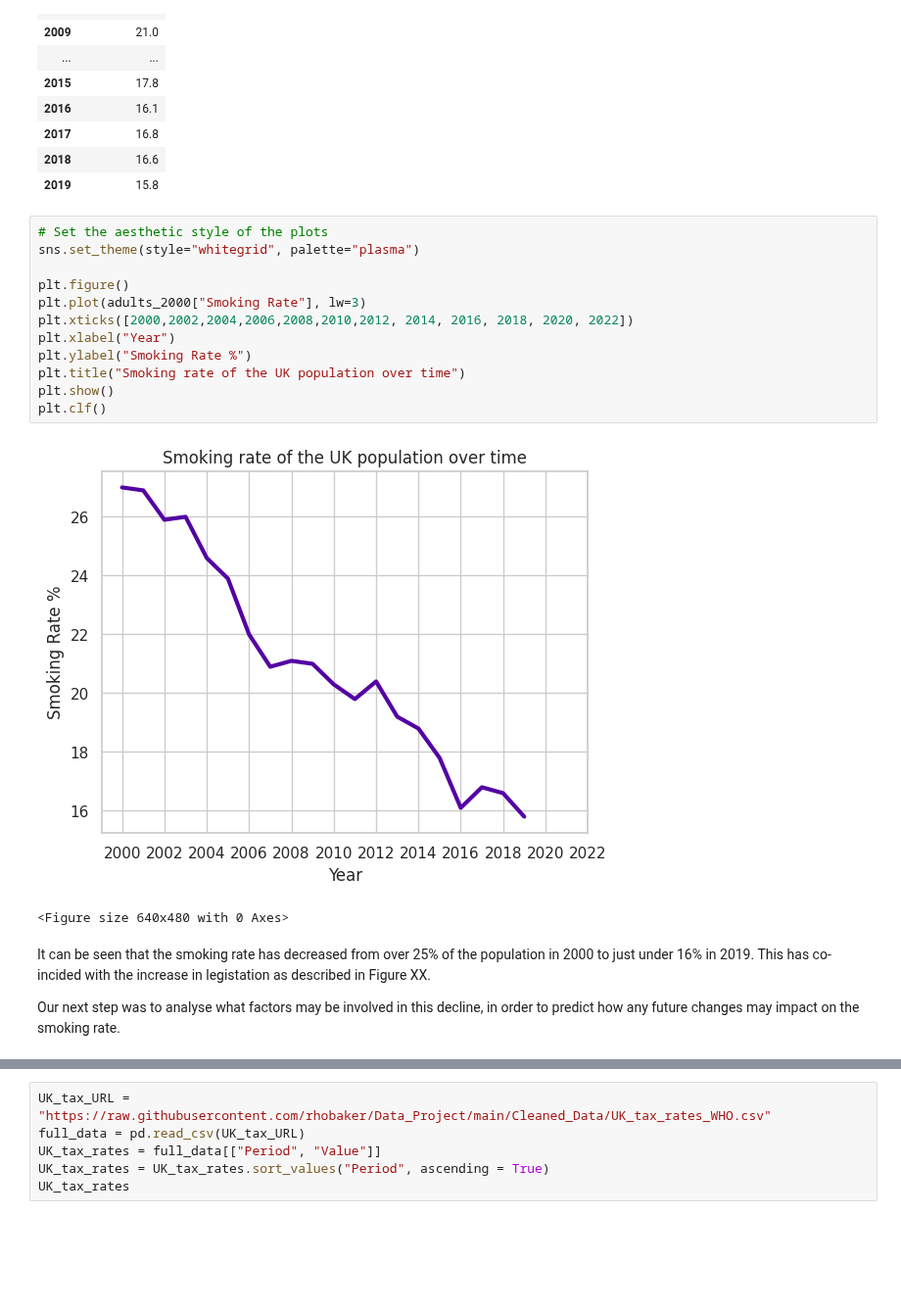
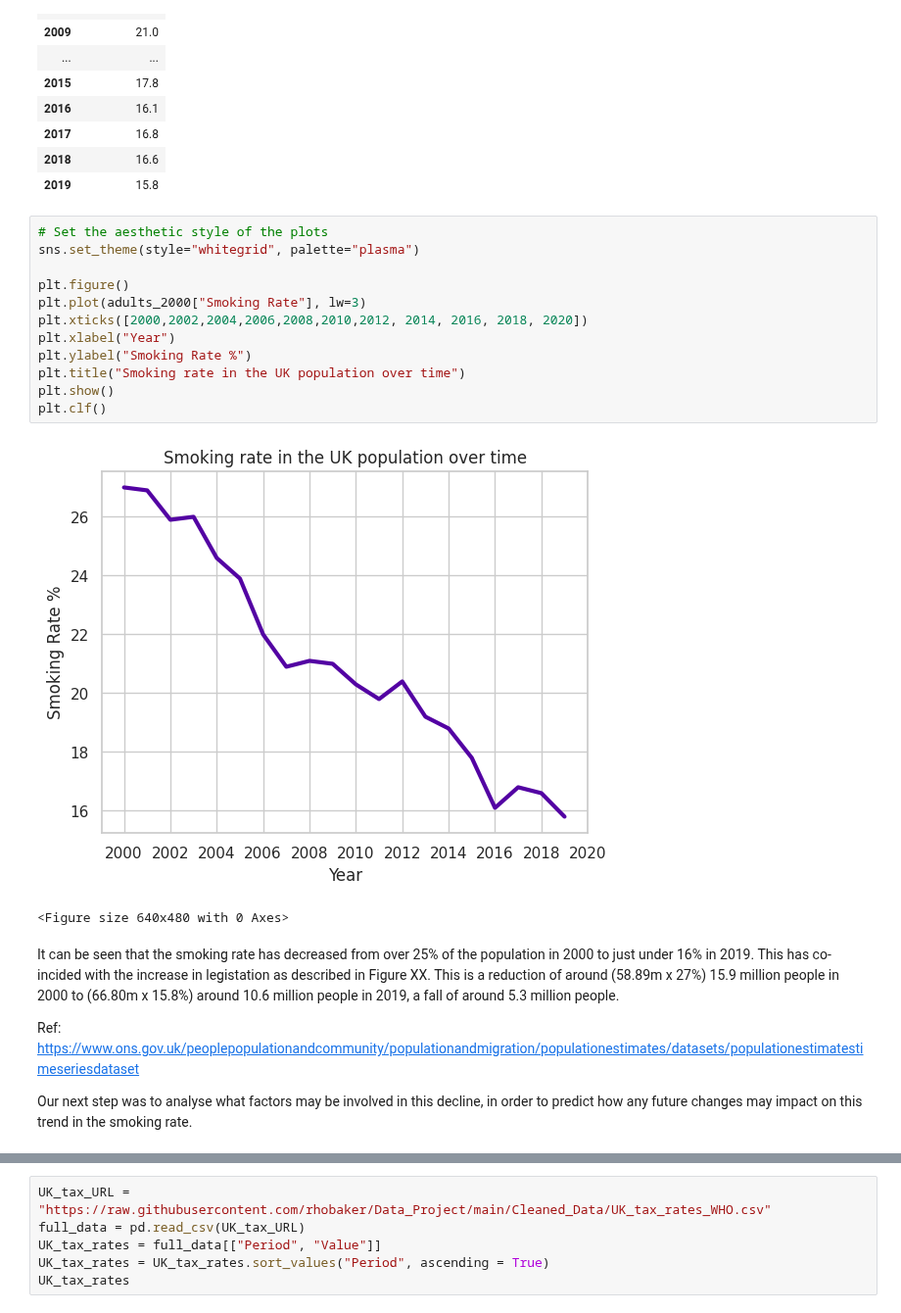
Before and after one commit to rhobaker/Data_Project, a Jupyter notebook: Main_Jupyter_workbook_Rhona.ipynb, the cells around one changed output, grey strips where cells are left out. Shown at 98% size. Drawn from its saved outputs; the diff is of its cells as text; blank space fills up the shorter version.

```diff
--- a/Main_Jupyter_workbook_Rhona.ipynb
+++ b/Main_Jupyter_workbook_Rhona.ipynb
@@ -454,20 +454,22 @@ adults_2000
 # %%
 # Set the aesthetic style of the plots
 sns.set_theme(style="whitegrid", palette="plasma")
 
 plt.figure()
 plt.plot(adults_2000["Smoking Rate"], lw=3)
-plt.xticks([2000,2002,2004,2006,2008,2010,2012, 2014, 2016, 2018, 2020, 2022])
+plt.xticks([2000,2002,2004,2006,2008,2010,2012, 2014, 2016, 2018, 2020])
 plt.xlabel("Year")
 plt.ylabel("Smoking Rate %")
-plt.title("Smoking rate of the UK population over time")
+plt.title("Smoking rate in the UK population over time")
 plt.show()
 plt.clf()
 # %% [output]
-[figure, old version]
+[figure, new version]
 <Figure size 640x480 with 0 Axes>
 # %% [markdown]
-It can be seen that the smoking rate has decreased from over 25% of the population in 2000 to just under 16% in 2019.  This has co-incided with the increase in legistation as described in Figure XX.
+It can be seen that the smoking rate has decreased from over 25% of the population in 2000 to just under 16% in 2019.  This has co-incided with the increase in legistation as described in Figure XX.  This is a reduction of around (58.89m x 27%) 15.9 million people in 2000 to (66.80m x 15.8%) around 10.6 million people in 2019, a fall of around 5.3 million people.
 
-Our next step was to analyse what factors may be involved in this decline, in order to predict how any future changes may impact on the smoking rate.
+Ref: https://www.ons.gov.uk/peoplepopulationandcommunity/populationandmigration/populationestimates/datasets/populationestimatestimeseriesdataset
+
+Our next step was to analyse what factors may be involved in this decline, in order to predict how any future changes may impact on this trend in the smoking rate.
 # %% [markdown]
```
Also changed, not shown: parts of 36 cells of this notebook.
